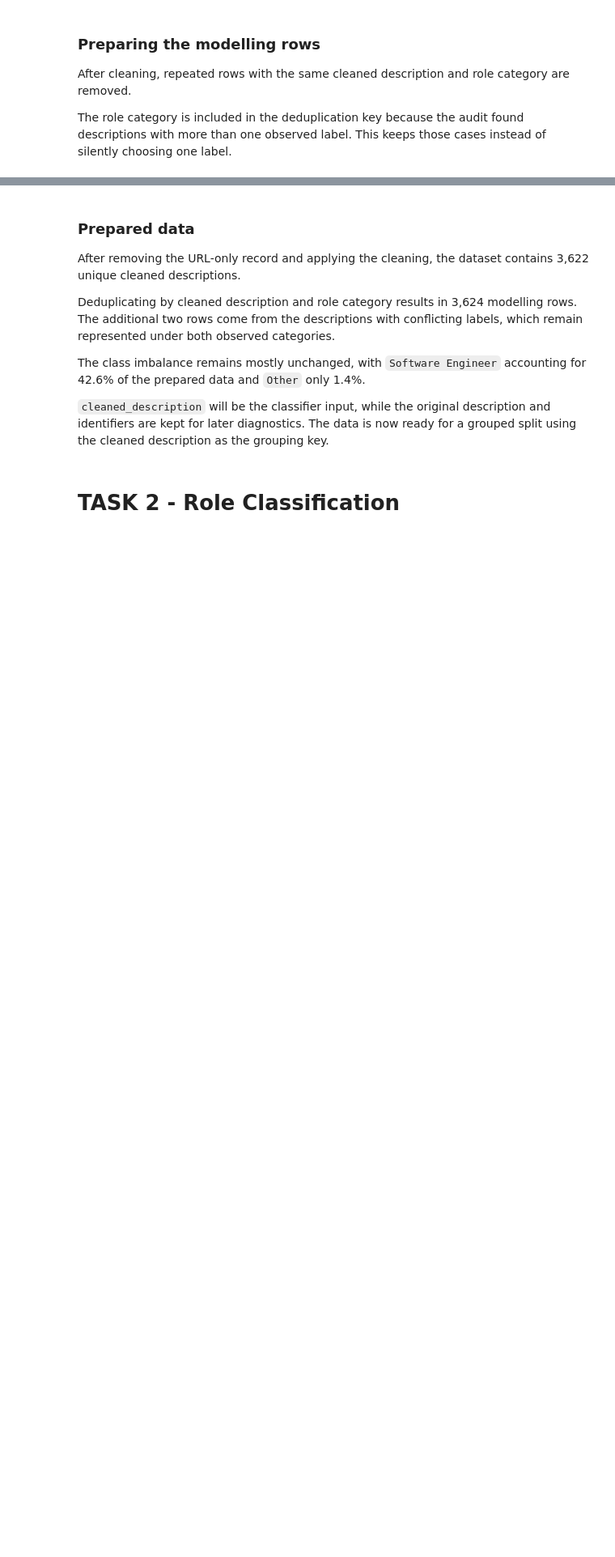
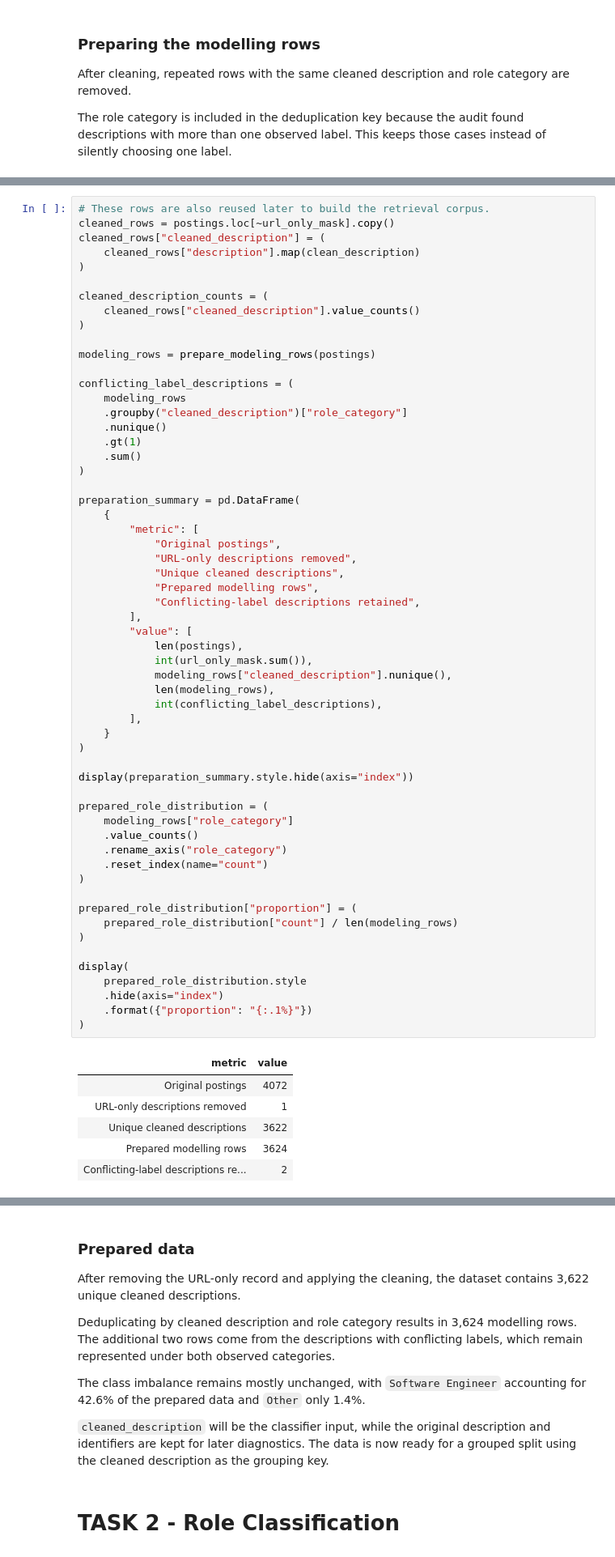
Before and after one commit to Tyainss/job-posting-nlp, a Jupyter notebook: job_posting_nlp_take_home_task.ipynb, the cells around one changed output, grey strips where cells are left out. Shown at 81% size. Drawn from its saved outputs; the diff is of its cells as text; blank space fills up the shorter version.

```diff
--- a/job_posting_nlp_take_home_task.ipynb
+++ b/job_posting_nlp_take_home_task.ipynb
@@ -1362,0 +1029,65 @@ Prepared columns: ['job_id', 'title', 'role_category', 'company_id', 'company_na
+# %%
+# These rows are also reused later to build the retrieval corpus.
+cleaned_rows = postings.loc[~url_only_mask].copy()
+cleaned_rows["cleaned_description"] = (
+    cleaned_rows["description"].map(clean_description)
+)
+
+cleaned_description_counts = (
+    cleaned_rows["cleaned_description"].value_counts()
+)
+
+modeling_rows = prepare_modeling_rows(postings)
+
+conflicting_label_descriptions = (
+    modeling_rows
+    .groupby("cleaned_description")["role_category"]
+    .nunique()
+    .gt(1)
+    .sum()
+)
+
+preparation_summary = pd.DataFrame(
+    {
+        "metric": [
+            "Original postings",
+            "URL-only descriptions removed",
+            "Unique cleaned descriptions",
+            "Prepared modelling rows",
+            "Conflicting-label descriptions retained",
+        ],
+        "value": [
+            len(postings),
+            int(url_only_mask.sum()),
+            modeling_rows["cleaned_description"].nunique(),
+            len(modeling_rows),
+            int(conflicting_label_descriptions),
+        ],
+    }
+)
+
+display(preparation_summary.style.hide(axis="index"))
+
+prepared_role_distribution = (
+    modeling_rows["role_category"]
+    .value_counts()
+    .rename_axis("role_category")
+    .reset_index(name="count")
+)
+
+prepared_role_distribution["proportion"] = (
+    prepared_role_distribution["count"] / len(modeling_rows)
+)
+
+display(
+    prepared_role_distribution.style
+    .hide(axis="index")
+    .format({"proportion": "{:.1%}"})
+)
+# %% [output]
+| metric | value |
+| Original postings | 4072 |
+| URL-only descriptions removed | 1 |
+| Unique cleaned descriptions | 3622 |
+| Prepared modelling rows | 3624 |
+| Conflicting-label descriptions re... | 2 |
```
Also changed, not shown: parts of 68 cells of this notebook.
